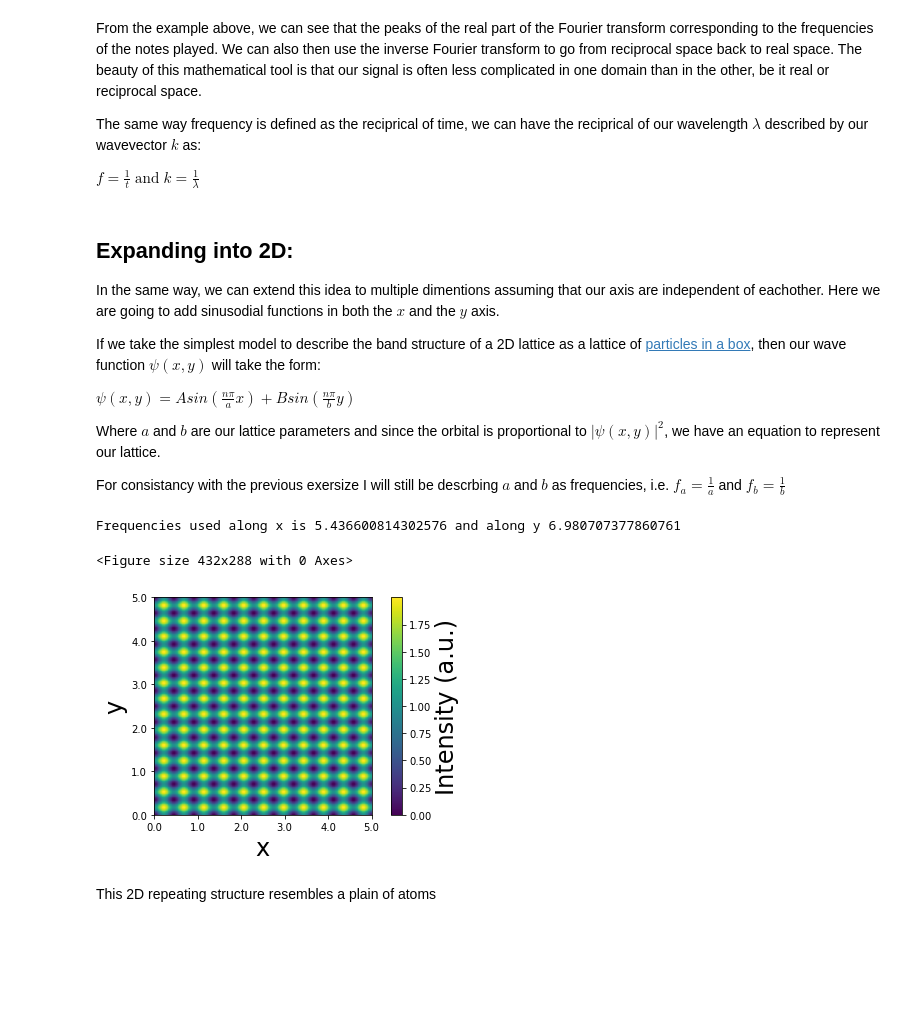
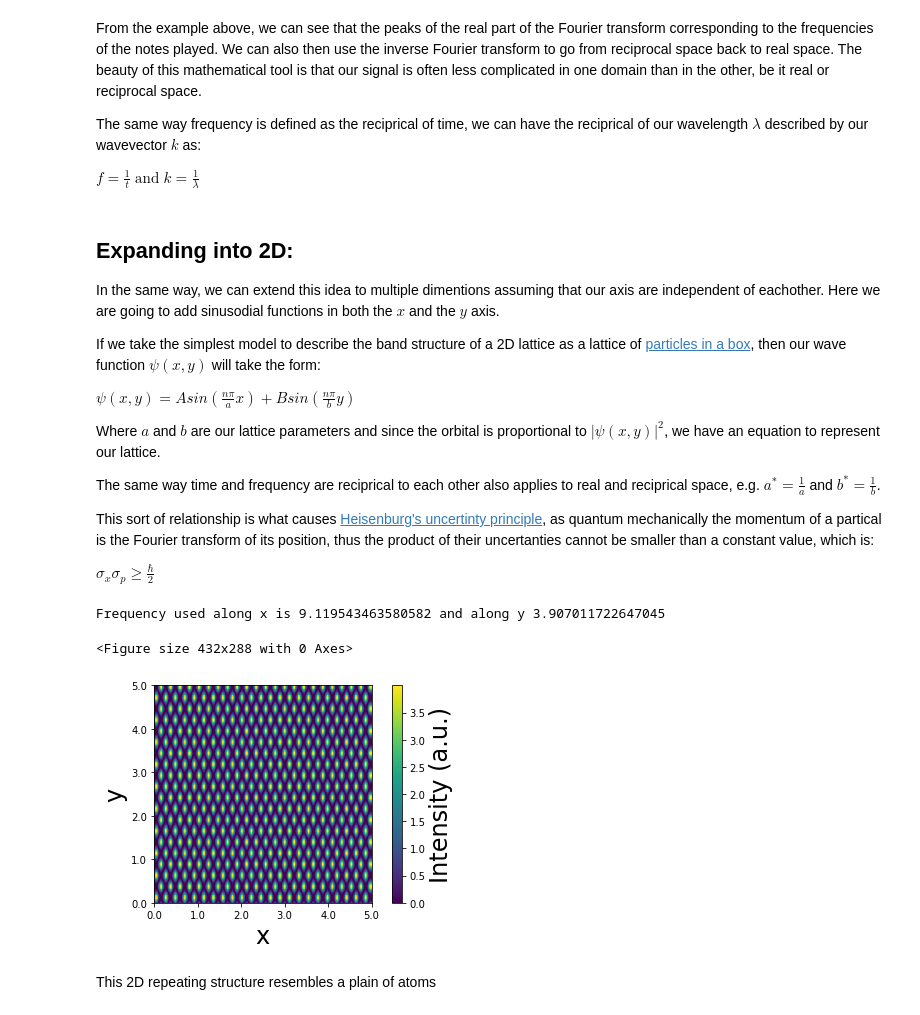
Before and after one commit to Gio-A-Oakes/Materials_IA, a Jupyter notebook: Jupyter_notebooks/Reciprical space.ipynb, the cells around one changed output. Saved outputs shown, nothing was run; the diff lists cells and outputs as text; code cells hidden in the pictures; blank space fills up the shorter version.

```diff
--- a/Jupyter_notebooks/Reciprical space.ipynb
+++ b/Jupyter_notebooks/Reciprical space.ipynb
@@ -70,32 +70,37 @@ $\psi(x,y) = A sin(\frac{n\pi}{a}x) + B sin(\frac{n\pi}{b}y)$
 
 Where $a$ and $b$ are our lattice parameters and since the orbital is proportional to $|\psi(x,y)|^2$, we have an equation to represent our lattice.
 
-For consistancy with the previous exersize I will still be descrbing $a$ and $b$ as frequencies, i.e. $f_a=\frac{1}{a}$ and $f_b=\frac{1}{b}$
+The same way time and frequency are reciprical to each other also applies to real and reciprical space, e.g. $a^*=\frac{1}{a}$ and $b^*=\frac{1}{b}$.
+
+
+This sort of relationship is what causes [Heisenburg's uncertinty principle](https://en.wikipedia.org/wiki/Uncertainty_principle), as quantum mechanically the momentum of a partical is the Fourier transform of its position, thus the product of their uncertanties cannot be smaller than a constant value, which is:
+
+$\sigma_x \sigma_p \geq \frac{\hbar}{2}$
 # %%
-f = np.random.uniform(1, 10, 2)
+f = np.random.normal(5, 2, 2)
 
-x = np.tile(np.linspace(0,1,500), (500,1))
+x = np.tile(np.linspace(0,5,500), (500,1))
 y = np.transpose(x)
 
-i = (np.sin(2 * np.pi * x * f[0]))**2 + (np.sin(2 * np.pi * y * f[1]))**2
+i = (np.sin(np.pi * x * f[0]) + np.sin(np.pi * y * f[1]))**2
 
 plt.figure()
 fig, ax = plt.subplots(1)
 plt.pcolor(i)
 cbar = plt.colorbar()
 cbar.set_label('Intensity (a.u.)', fontsize=24)
 
 plt.xlabel('x', fontsize=24)
 plt.ylabel('y', fontsize=24)
 plt.gca().set_aspect('equal', adjustable='box')
-ax.set_xticklabels(np.linspace(0,5,6))
-ax.set_yticklabels(np.linspace(0,5,6))
+ax.set_xticklabels(np.round(np.linspace(0,5,6),2))
+ax.set_yticklabels(np.round(np.linspace(0,5,6),2))
 plt.tight_layout()
-print('Frequencies used along x is %s'%f[0] +' and along y %s' %f[1])
+print('Frequency used along x is %s'%f[0] +' and along y %s' %f[1])
 # %% [output]
-Frequencies used along x is 5.436600814302576 and along y 6.980707377860761
+Frequency used along x is 9.119543463580582 and along y 3.907011722647045
 <Figure size 432x288 with 0 Axes>
-[figure, old version]
+[figure, new version]
 # %% [markdown]
 This 2D repeating structure resembles a plain of atoms
 # %% [markdown]
```
Also changed, not shown: parts of 6 cells of this notebook.
